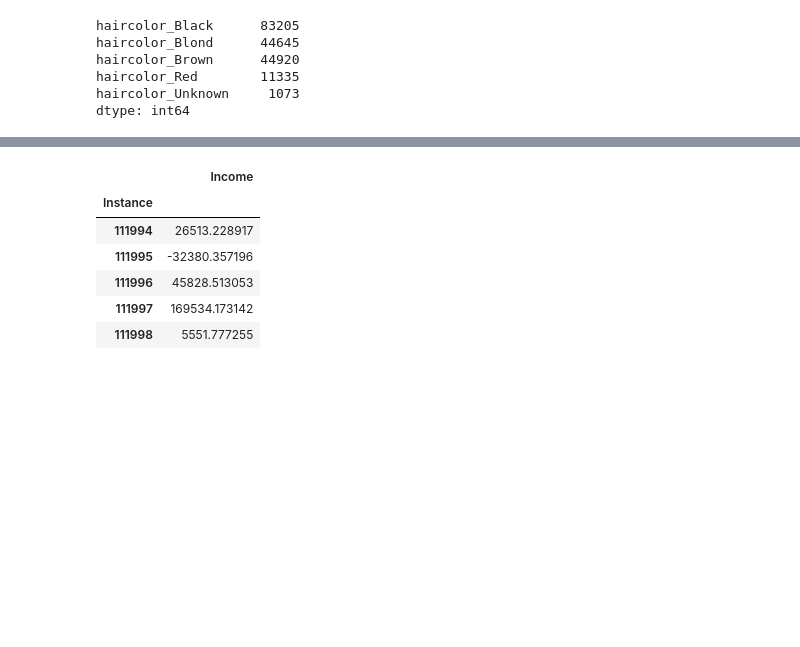
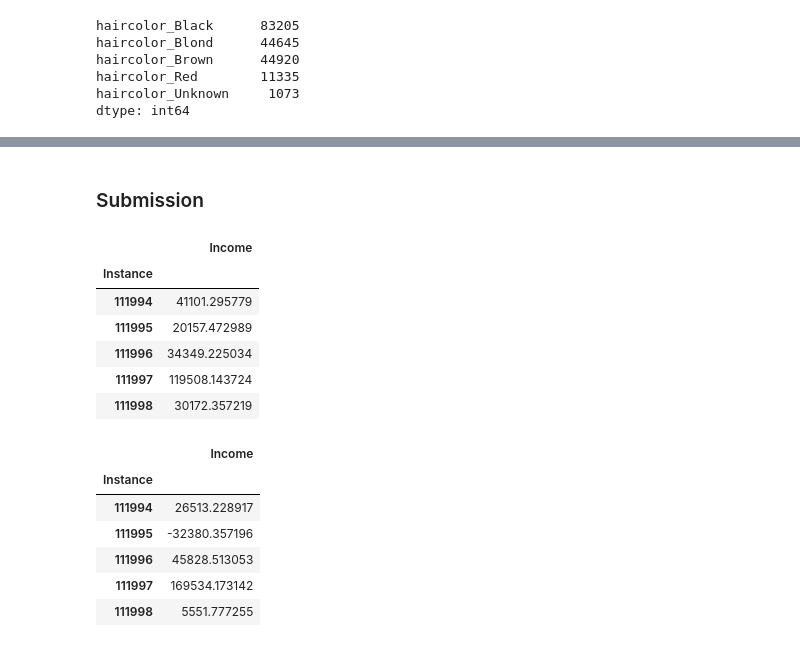
Before and after one commit to vanshika97/ML_IncomePrediction, a Jupyter notebook: income_prediction.ipynb, the cells around one changed output, grey strips where cells are left out. Saved outputs shown, nothing was run; the diff lists cells and outputs as text; code cells hidden in the pictures; blank space fills up the shorter version.

```diff
--- a/income_prediction.ipynb
+++ b/income_prediction.ipynb
@@ -325,3 +201,16 @@ submit["Income"] = y_pred
+# %% [markdown]
+### Submission
+# %%
+submit["Income"] = y_pred
+submit.head()
+# %% [output]
+|  | Income |
+| Instance |  |
+| 111994 | 41101.295779 |
+| 111995 | 20157.472989 |
+| 111996 | 34349.225034 |
+| 111997 | 119508.143724 |
+| 111998 | 30172.357219 |
 # %%
 submit.head()
 # %% [output]
```
Also changed, not shown: parts of 52 cells of this notebook, 1 other file.
